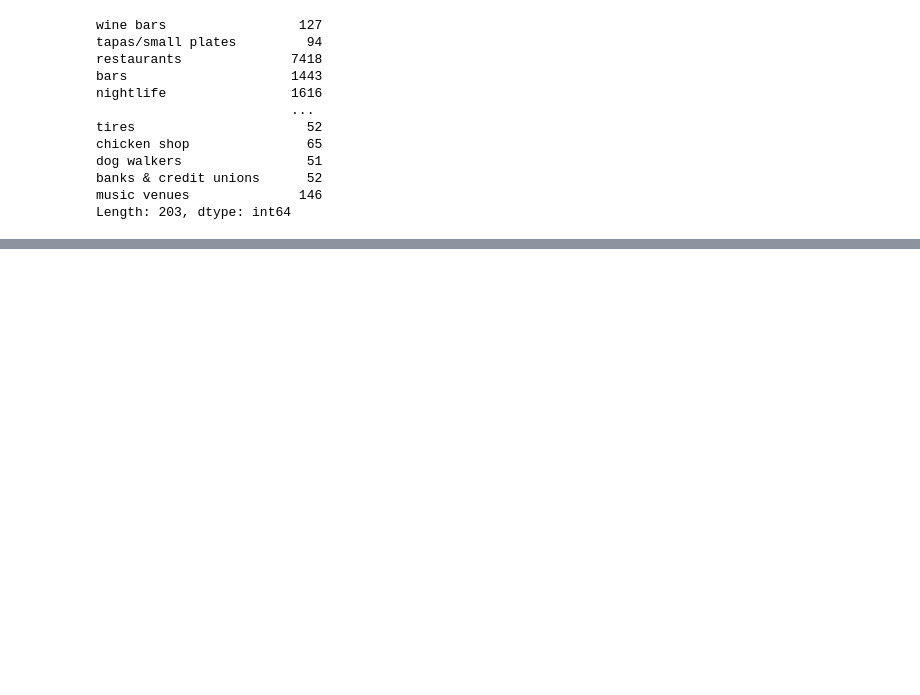
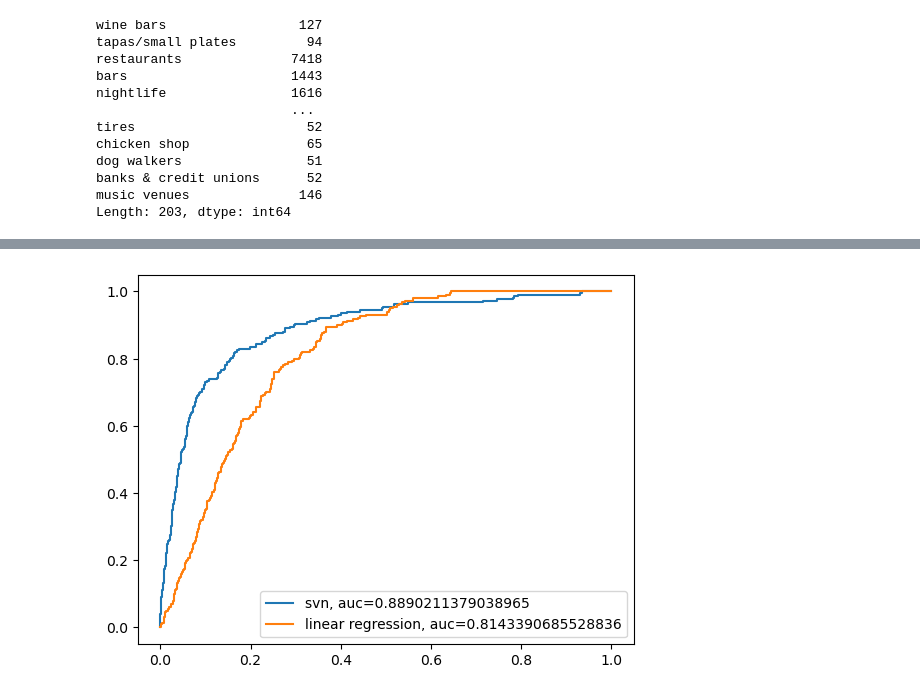
Before and after one commit to guilherme9718/desafio-mineracao-dados, a Jupyter notebook: engenharia de features.ipynb, the cells around one changed output, grey strips where cells are left out. Drawn from its saved outputs; the diff is of its cells as text; code cells hidden in the pictures; blank space fills up the shorter version.

```diff
--- a/engenharia de features.ipynb
+++ b/engenharia de features.ipynb
@@ -217,0 +498,8 @@ F1-Score: 0.107981220657277
+# %%
+category_columns = [col for col in df_reg.columns if col.startswith( 'category_')] + ['others_categories']
+attributes_columns = [col for col in df_reg.columns if col.startswith( 'attribute_')]
+hours_columns = [col for col in df_reg.columns if col.startswith( 'business_open_')]
+geo_columns = ['latitude', 'longitude']
+print("category lenght:", len(category_columns))
+print("attributes lenght:", len(attributes_columns))
+print("hours lenght:", len(hours_columns))
@@ -217,0 +510,19 @@ F1-Score: 0.107981220657277
+# %%
+from sklearn.feature_selection import SelectKBest, f_classif
+import math
+factor = 0.80
+
+def select_best(columns):
+    features_num = math.ceil(factor * len(columns))
+    selector = SelectKBest(f_classif, k=features_num)
+    X_new = pd.DataFrame(selector.fit_transform(df_X[columns], df_y),
+                        columns=[list(df_X[columns].iloc[:, selector.get_support(indices=True)].columns)])
+    X_new.columns = [''.join(col) for col in X_new.columns.values]
+    return X_new
+
+df_X_best_cat = select_best(category_columns)
+df_X_best_attr = select_best(attributes_columns)
+df_X_best_hours = select_best(hours_columns)
+df_X_select = df_X.drop(category_columns + attributes_columns + hours_columns, axis=1)
+df_X_select = pd.concat([df_X_select, df_X_best_attr, df_X_best_cat, df_X_best_hours], axis=1)
+df_X_select
@@ -217,0 +594,8 @@ F1-Score: 0.107981220657277
+# %%
+X_train, X_test, y_train, y_test = train_test_split(df_X_pca, df_y, test_size=0.20, random_state=892)
+# %%
+est = sm.OLS(y_train, sm.add_constant(X_train)).fit()
+est.summary()
+
+svn = make_pipeline(StandardScaler(), SVR(C=2.0, epsilon=0.2))
+svn.fit(X_train, y_train)
@@ -217,0 +647,6 @@ F1-Score: 0.107981220657277
+# %%
+plt.figure(0).clf()
+calculate_roc_curve(y_test, svn.predict(X_test), 'svn')
+calculate_roc_curve(y_test, est.predict(sm.add_constant(X_test)), 'linear regression')
+# %% [output]
+[figure, added]
```
Also changed, not shown: parts of 42 cells of this notebook, 4 other files.
